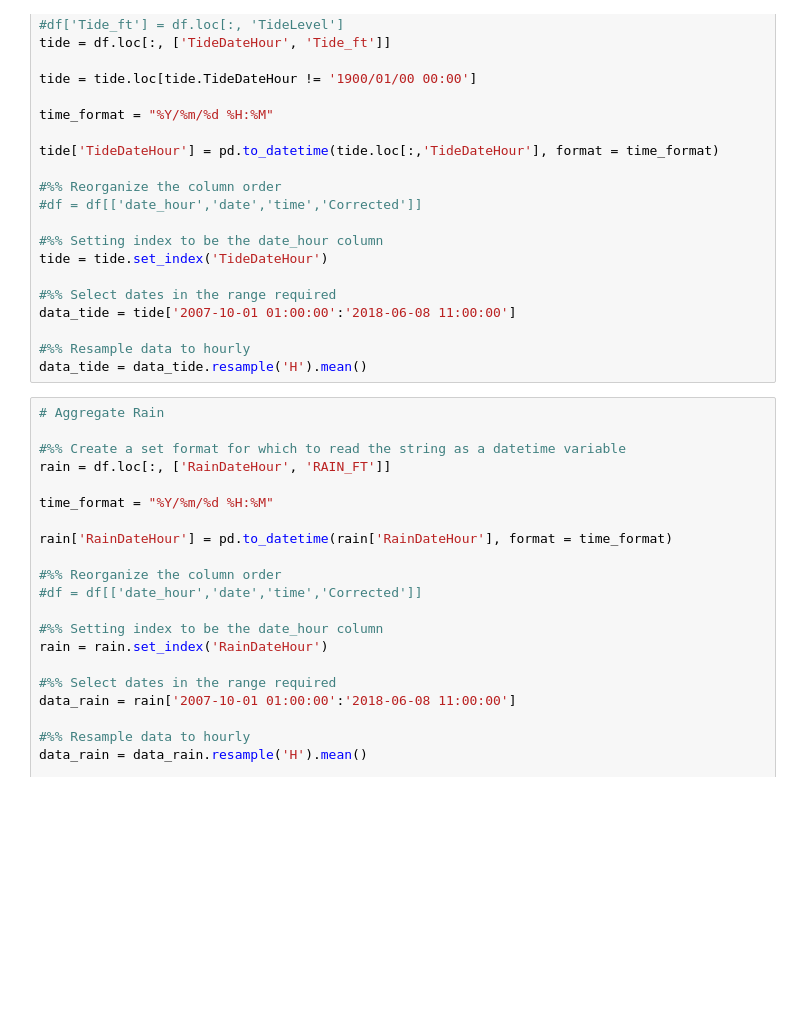
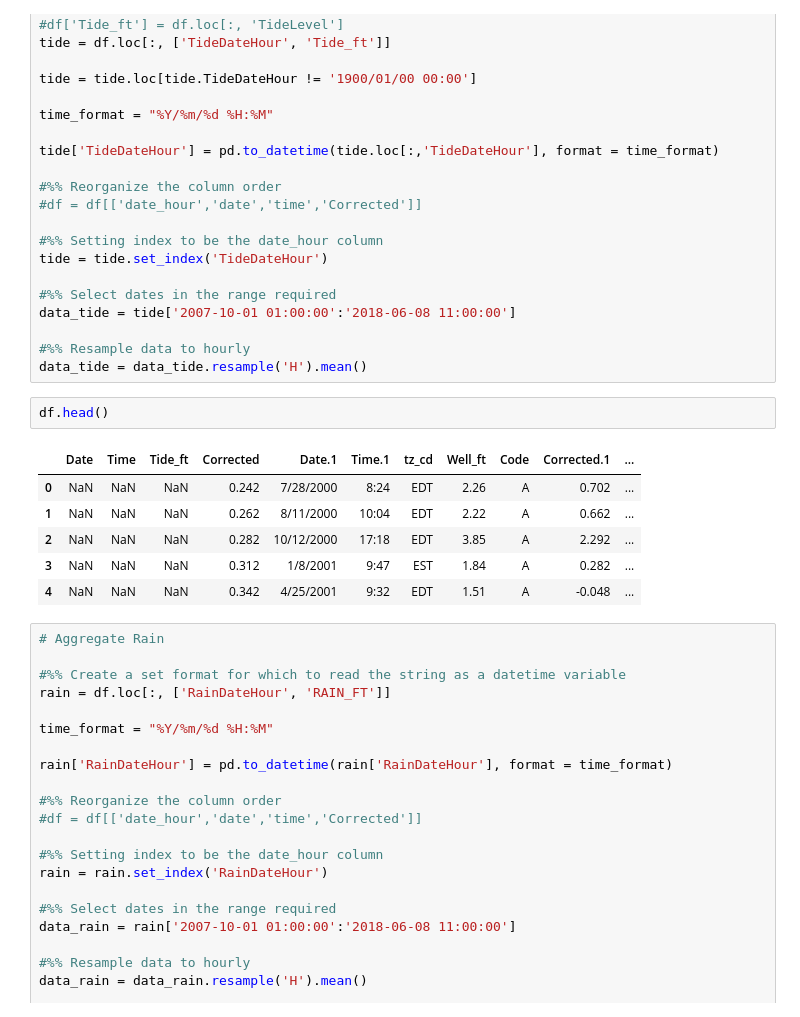
Before and after one commit to ccnobbli/Fall2_Homework, a Jupyter notebook: data/Well Data_Split/Aggregate All Well Data.ipynb, the cells around one changed output. Drawn from its saved outputs; the diff is of its cells as text; blank space fills up the shorter version.

```diff
--- a/data/Well Data_Split/Aggregate All Well Data.ipynb
+++ b/data/Well Data_Split/Aggregate All Well Data.ipynb
@@ -83,6 +87,15 @@ data_tide = tide['2007-10-01 01:00:00':'2018-06-08 11:00:00']
 
 #%% Resample data to hourly
 data_tide = data_tide.resample('H').mean()
+# %%
+df.head()
+# %% [output]
+|  | Date | Time | Tide_ft | Corrected | Date.1 | Time.1 | tz_cd | Well_ft | Code | Corrected.1 | ... |
+| 0 | NaN | NaN | NaN | 0.242 | 7/28/2000 | 8:24 | EDT | 2.26 | A | 0.702 | ... |
+| 1 | NaN | NaN | NaN | 0.262 | 8/11/2000 | 10:04 | EDT | 2.22 | A | 0.662 | ... |
+| 2 | NaN | NaN | NaN | 0.282 | 10/12/2000 | 17:18 | EDT | 3.85 | A | 2.292 | ... |
+| 3 | NaN | NaN | NaN | 0.312 | 1/8/2001 | 9:47 | EST | 1.84 | A | 0.282 | ... |
+| 4 | NaN | NaN | NaN | 0.342 | 4/25/2001 | 9:32 | EDT | 1.51 | A | -0.048 | ... |
 # %%
 # Aggregate Rain
 
```
Also changed, not shown: parts of 19 cells of this notebook, 1 other file.
